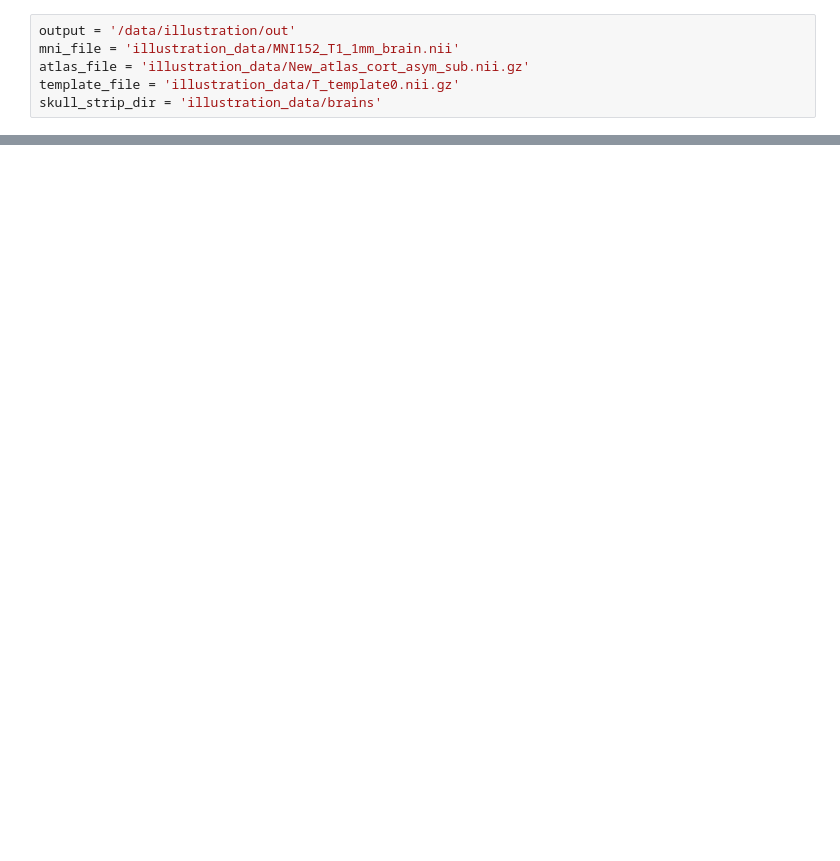
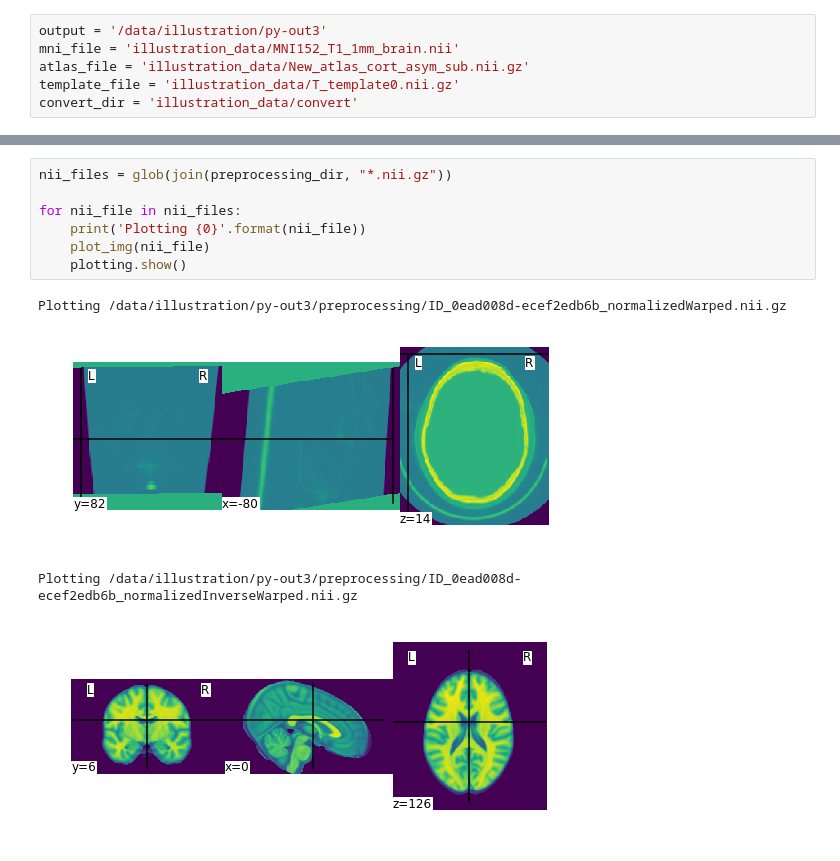
Before and after one commit to zhbai/AutoCT, a Jupyter notebook: notebooks/illustration.ipynb, the cells around one changed output, grey strips where cells are left out. Saved outputs shown, nothing was run; the diff lists cells and outputs as text; blank space fills up the shorter version.

```diff
--- a/notebooks/illustration.ipynb
+++ b/notebooks/illustration.ipynb
@@ -13,6 +14,6 @@ import os
 # %%
-output = '/data/illustration/out'
+output = '/data/illustration/py-out3'
 mni_file = 'illustration_data/MNI152_T1_1mm_brain.nii'
 atlas_file = 'illustration_data/New_atlas_cort_asym_sub.nii.gz'
 template_file = 'illustration_data/T_template0.nii.gz'
-skull_strip_dir = 'illustration_data/brains'
+convert_dir = 'illustration_data/convert'
@@ -18,0 +38,12 @@ skull_strip_dir = 'illustration_data/brains'
+# %%
+nii_files = glob(join(preprocessing_dir, "*.nii.gz"))
+
+for nii_file in nii_files:
+    print('Plotting {0}'.format(nii_file))
+    plot_img(nii_file)
+    plotting.show()
+# %% [output]
+Plotting /data/illustration/py-out3/preprocessing/ID_0ead008d-ecef2edb6b_normalizedWarped.nii.gz
+[figure, added]
+Plotting /data/illustration/py-out3/preprocessing/ID_0ead008d-ecef2edb6b_normalizedInverseWarped.nii.gz
+[figure, added]
```
Also changed, not shown: parts of 10 cells of this notebook, 7 other files.
